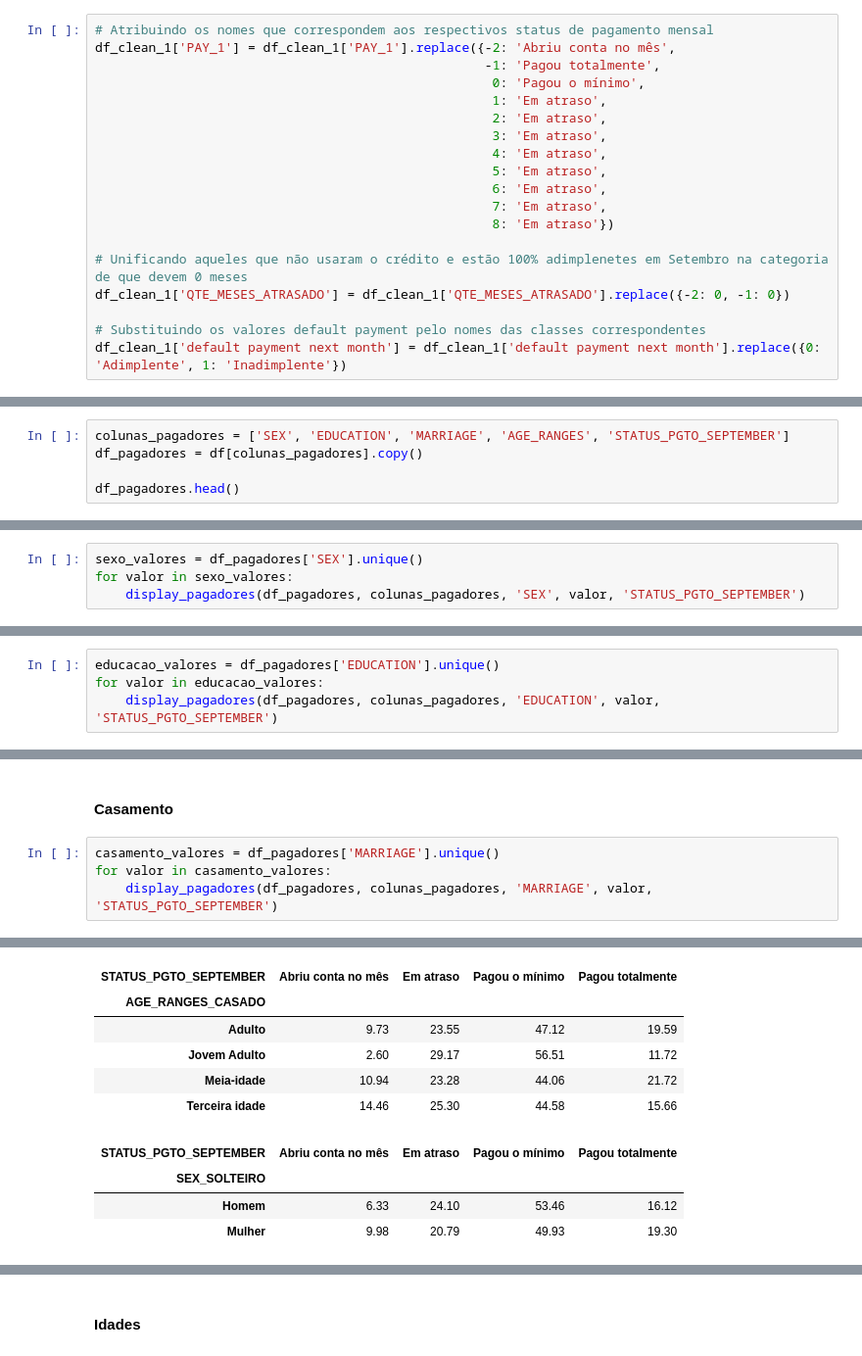
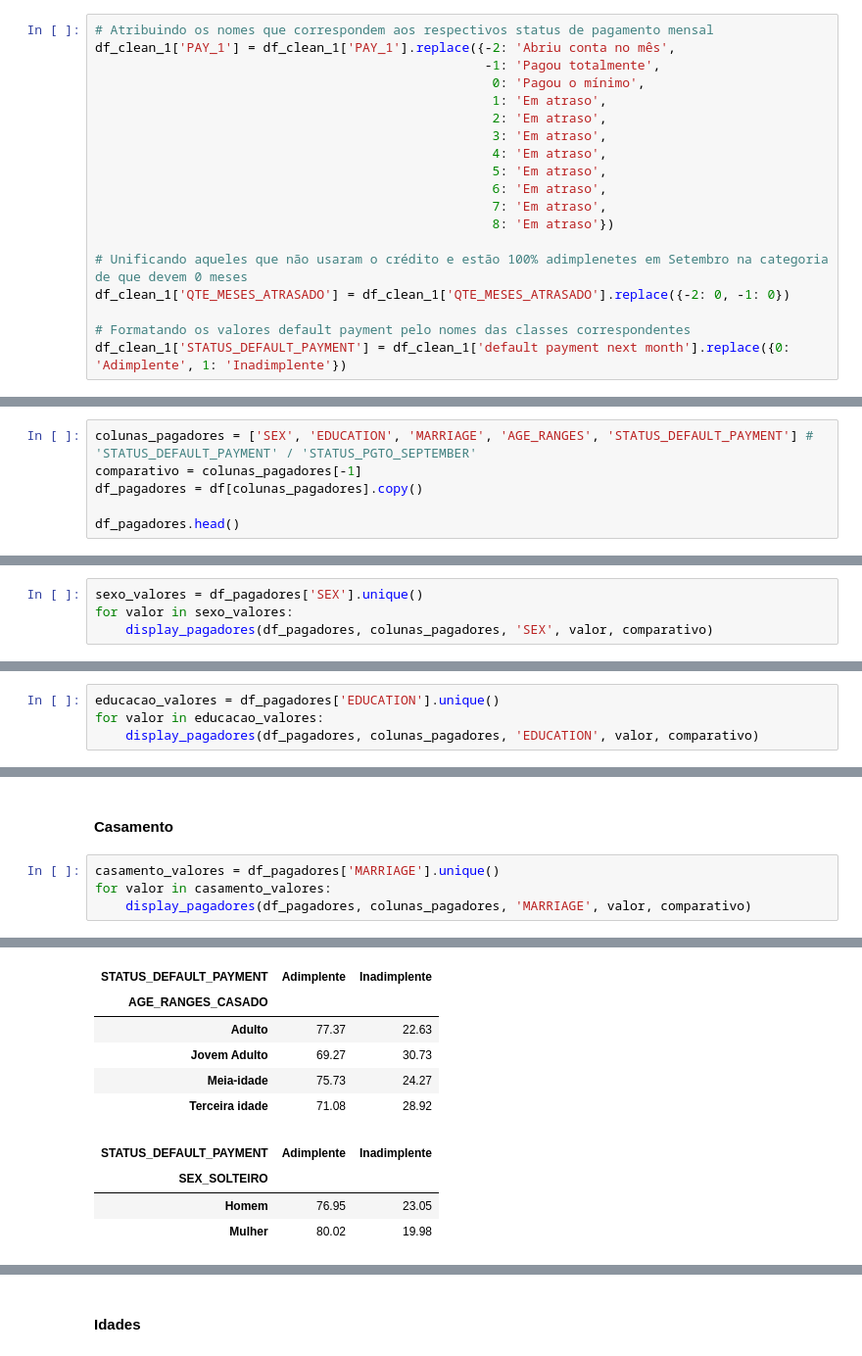
Before and after one commit to marqsleal/tecnicas-prog-projeto-final, a Jupyter notebook: Projeto Final Tec Prog Inadimplência.ipynb, the cells around one changed output, grey strips where cells are left out. Shown at 98% size. Cells and saved outputs as stored; diff of their text form.

```diff
--- a/Projeto Final Tec Prog Inadimplência.ipynb
+++ b/Projeto Final Tec Prog Inadimplência.ipynb
@@ -585,8 +585,8 @@ df_clean_1['PAY_1'] = df_clean_1['PAY_1'].replace({-2: 'Abriu conta no mês',
 # Unificando aqueles que não usaram o crédito e estão 100% adimplenetes em Setembro na categoria de que devem 0 meses
 df_clean_1['QTE_MESES_ATRASADO'] = df_clean_1['QTE_MESES_ATRASADO'].replace({-2: 0, -1: 0})
 
-# Substituindo os valores default payment pelo nomes das classes correspondentes
-df_clean_1['default payment next month'] = df_clean_1['default payment next month'].replace({0: 'Adimplente', 1: 'Inadimplente'})
+# Formatando os valores default payment pelo nomes das classes correspondentes
+df_clean_1['STATUS_DEFAULT_PAYMENT'] = df_clean_1['default payment next month'].replace({0: 'Adimplente', 1: 'Inadimplente'})
 # %% [markdown]
 ## Convertendo os valores em NT\\$ para U\\$ <a id='convertendovalores'></a>
 # %%
@@ -938,7 +962,8 @@ def display_pagadores(df: pd.DataFrame, colunas: list, eixo: str, alvo: str, com
 # %% [markdown]
 ### Perfil dos pagadores
 # %%
-colunas_pagadores = ['SEX', 'EDUCATION', 'MARRIAGE', 'AGE_RANGES', 'STATUS_PGTO_SEPTEMBER']
+colunas_pagadores = ['SEX', 'EDUCATION', 'MARRIAGE', 'AGE_RANGES', 'STATUS_DEFAULT_PAYMENT'] # 'STATUS_DEFAULT_PAYMENT' / 'STATUS_PGTO_SEPTEMBER'
+comparativo = colunas_pagadores[-1]
 df_pagadores = df[colunas_pagadores].copy()
 
 df_pagadores.head()
@@ -956,5 +981,5 @@ df_pagadores.to_csv('dados/df_pagadores.csv', index=False)
 # %%
 sexo_valores = df_pagadores['SEX'].unique()
 for valor in sexo_valores:
-    display_pagadores(df_pagadores, colunas_pagadores, 'SEX', valor, 'STATUS_PGTO_SEPTEMBER')
+    display_pagadores(df_pagadores, colunas_pagadores, 'SEX', valor, comparativo)
 # %% [output]
@@ -993,5 +1018,5 @@ for valor in sexo_valores:
 # %%
 educacao_valores = df_pagadores['EDUCATION'].unique()
 for valor in educacao_valores:
-    display_pagadores(df_pagadores, colunas_pagadores, 'EDUCATION', valor, 'STATUS_PGTO_SEPTEMBER')
+    display_pagadores(df_pagadores, colunas_pagadores, 'EDUCATION', valor, comparativo)
 # %% [output]
@@ -1042,5 +1067,5 @@ for valor in educacao_valores:
 # %%
 casamento_valores = df_pagadores['MARRIAGE'].unique()
 for valor in casamento_valores:
-    display_pagadores(df_pagadores, colunas_pagadores, 'MARRIAGE', valor, 'STATUS_PGTO_SEPTEMBER')
+    display_pagadores(df_pagadores, colunas_pagadores, 'MARRIAGE', valor, comparativo)
 # %% [output]
@@ -1056,10 +1081,10 @@ for valor in casamento_valores:
-| STATUS_PGTO_SEPTEMBER | Abriu conta no mês | Em atraso | Pagou o mínimo | Pagou totalmente |
-| AGE_RANGES_CASADO |  |  |  |  |
-| Adulto | 9.73 | 23.55 | 47.12 | 19.59 |
-| Jovem Adulto | 2.60 | 29.17 | 56.51 | 11.72 |
-| Meia-idade | 10.94 | 23.28 | 44.06 | 21.72 |
-| Terceira idade | 14.46 | 25.30 | 44.58 | 15.66 |
+| STATUS_DEFAULT_PAYMENT | Adimplente | Inadimplente |
+| AGE_RANGES_CASADO |  |  |
+| Adulto | 77.37 | 22.63 |
+| Jovem Adulto | 69.27 | 30.73 |
+| Meia-idade | 75.73 | 24.27 |
+| Terceira idade | 71.08 | 28.92 |
-| STATUS_PGTO_SEPTEMBER | Abriu conta no mês | Em atraso | Pagou o mínimo | Pagou totalmente |
-| SEX_SOLTEIRO |  |  |  |  |
-| Homem | 6.33 | 24.10 | 53.46 | 16.12 |
-| Mulher | 9.98 | 20.79 | 49.93 | 19.30 |
+| STATUS_DEFAULT_PAYMENT | Adimplente | Inadimplente |
+| SEX_SOLTEIRO |  |  |
+| Homem | 76.95 | 23.05 |
+| Mulher | 80.02 | 19.98 |
```
Also changed, not shown: parts of 9 cells of this notebook, 2 other files.
